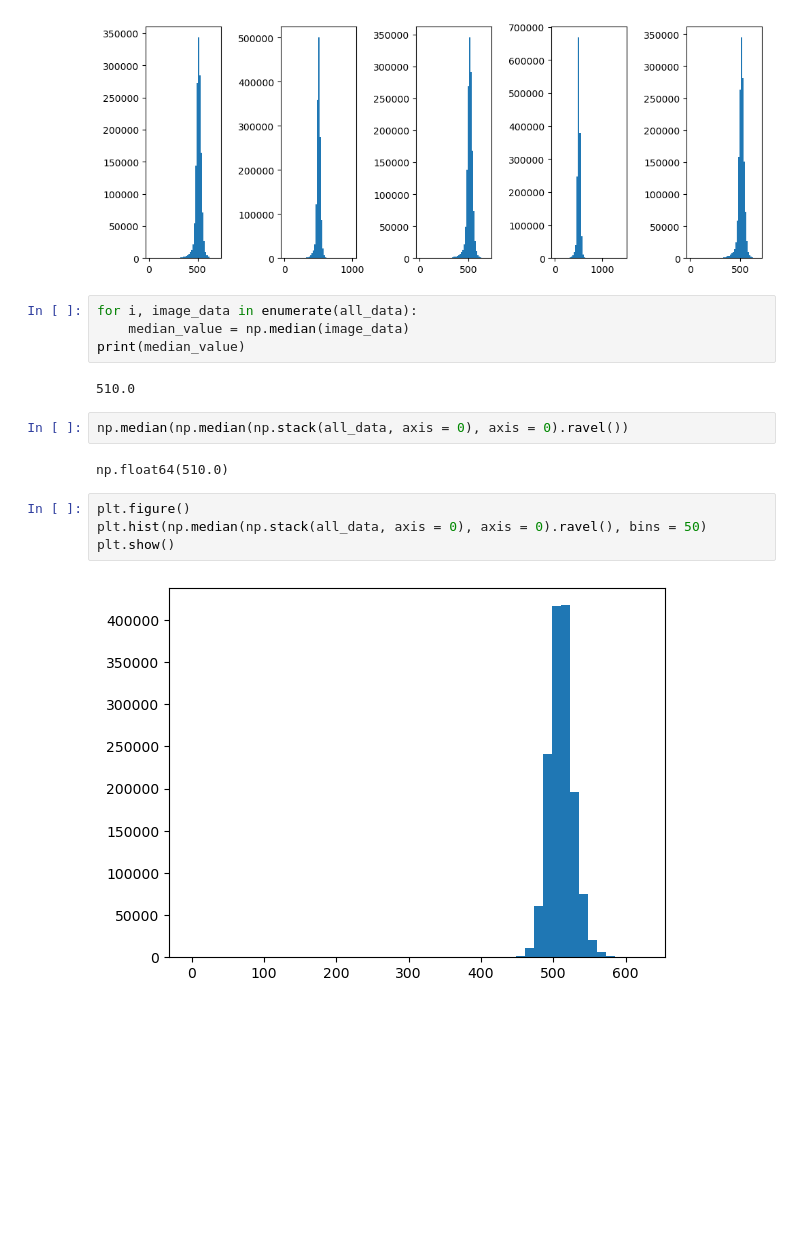
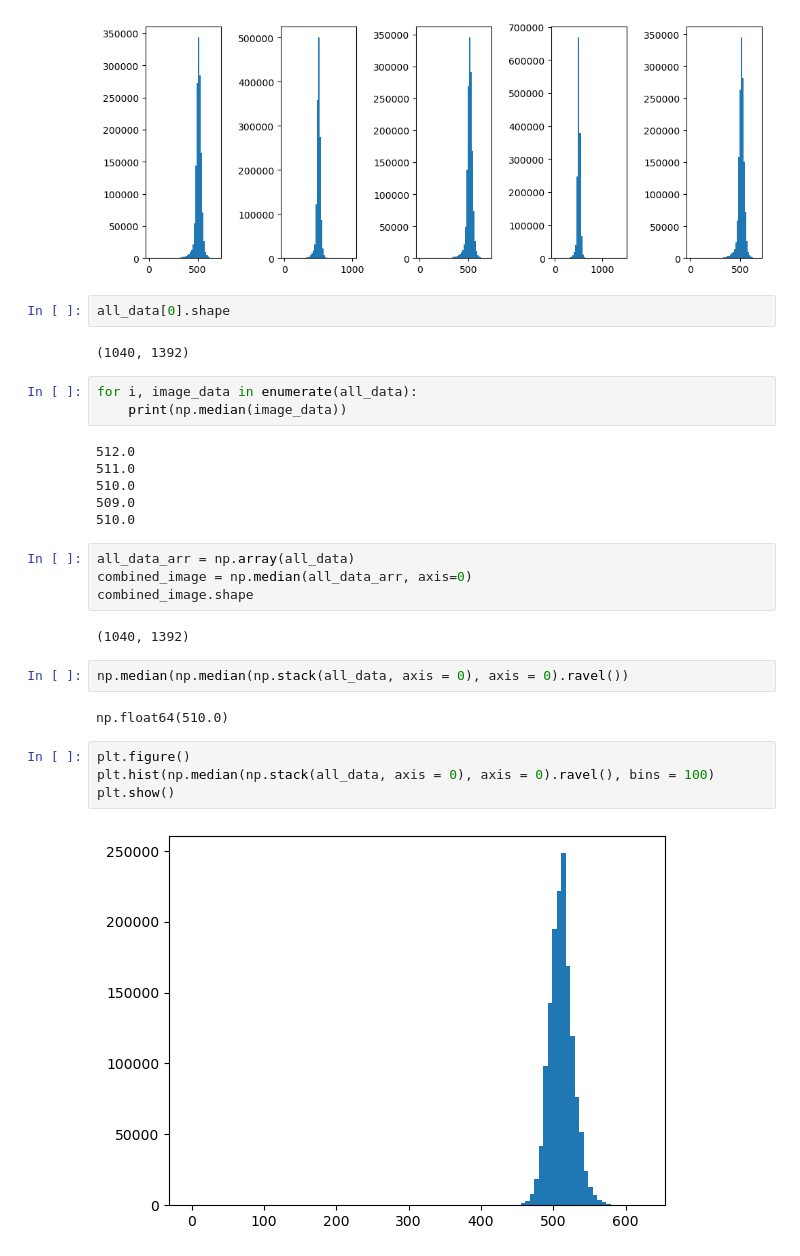
Before and after one commit to annecyj/annecy, a Jupyter notebook: homework10/fits.ipynb, the cells around one changed output. Cells and saved outputs as stored; diff of their text form; blank space fills up the shorter version.

```diff
--- a/homework10/fits.ipynb
+++ b/homework10/fits.ipynb
@@ -48,22 +48,35 @@ plt.show()
 # the data isn't very spread out
 # %% [output]
 [figure]
+# %%
+all_data[0].shape
+# %% [output]
+(1040, 1392)
 # %%
 for i, image_data in enumerate(all_data):
-    median_value = np.median(image_data)
-print(median_value)
+    print(np.median(image_data))
 # %% [output]
+512.0
+511.0
 510.0
+509.0
+510.0
+# %%
+all_data_arr = np.array(all_data)
+combined_image = np.median(all_data_arr, axis=0)
+combined_image.shape
+# %% [output]
+(1040, 1392)
 # %%
 np.median(np.median(np.stack(all_data, axis = 0), axis = 0).ravel())
 # %% [output]
 np.float64(510.0)
 # %%
 plt.figure()
-plt.hist(np.median(np.stack(all_data, axis = 0), axis = 0).ravel(), bins = 50)
+plt.hist(np.median(np.stack(all_data, axis = 0), axis = 0).ravel(), bins = 100)
 plt.show()
 # %% [output]
-[figure, old version]
+[figure, new version]
 # %%
 vmin = 460
 vmax = 560
```
Also changed, not shown: parts of 2 cells of this notebook, 3 other files.
